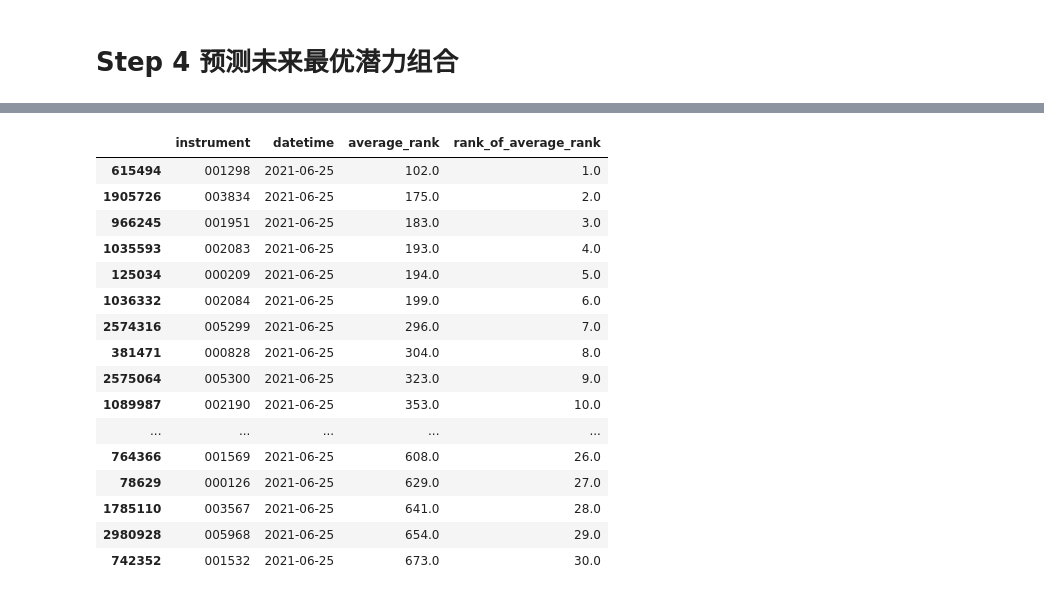
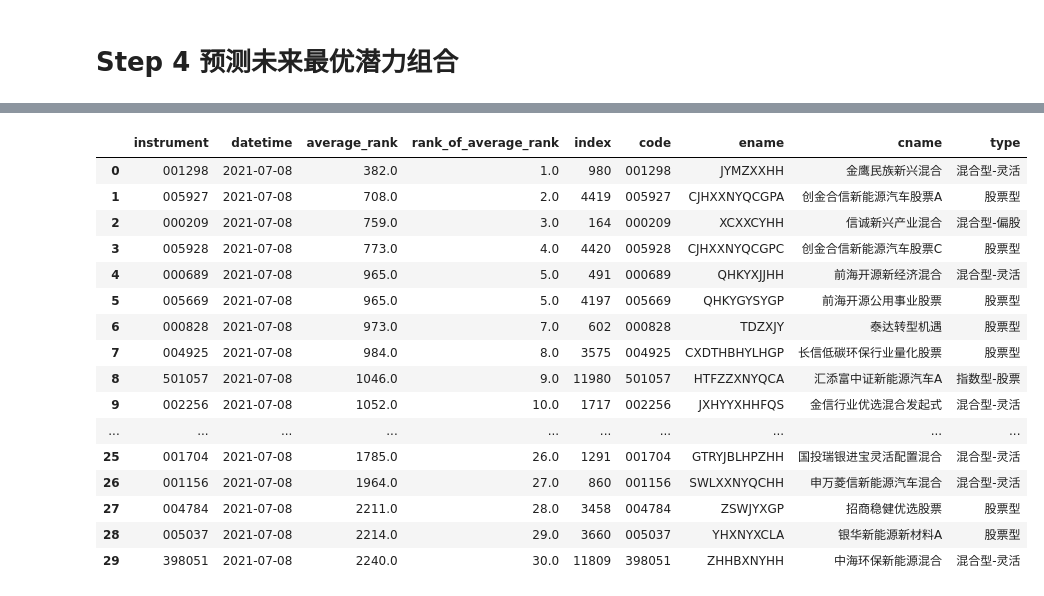
Before and after one commit to JamesWong1234/qlib, a Jupyter notebook: examples/fund-choice.ipynb, the cells around one changed output, grey strips where cells are left out. Cells and saved outputs as stored; diff of their text form; code cells hidden in the pictures.

```diff
--- a/examples/fund-choice.ipynb
+++ b/examples/fund-choice.ipynb
@@ -113,4 +115,6 @@ df_train["rank_480d"] = df_train.groupby(['datetime'])["his_480d"].rank(method='
 df_train["rank_720d"] = df_train.groupby(['datetime'])["his_720d"].rank(method='min',ascending=False)
 df_train.index = range(len(df_train))
 # rank越小涨幅越大
+# %%
+w1, w2, w3, w4, w5, w6 = 6, 5, 4, 3, 2, 1
 # %%
@@ -156,7 +160,7 @@ Try using .loc[row_indexer,col_indexer] = value instead
 See the caveats in the documentation: https://pandas.pydata.org/pandas-docs/stable/user_guide/indexing.html#returning-a-view-versus-a-copy
   df_test["rank_720d"] = df_test.groupby(['datetime'])["his_720d"].rank(method='min',ascending=False)
 # %%
-df_test["average_rank"] = df_test["rank_60d"] + df_test["rank_120d"] + df_test["rank_240d"] + df_test["rank_480d"] + df_test["rank_720d"]
+df_test["average_rank"] = df_test["rank_20d"] * w1 + df_test["rank_60d"] * w2 + df_test["rank_120d"] * w3 + df_test["rank_240d"] * w4 + df_test["rank_480d"] * w5 + df_test["rank_720d"] * w6
 df_test["rank_of_average_rank"] = df_test.groupby(['datetime'])["average_rank"].rank(method='min')
 df_test.index = range(len(df_test))
 # %% [output]
@@ -286,6 +290,8 @@ df_test[(df_test['rank_of_average_rank']==1)&(df_test['datetime']=='2021-04-29')
 # %%
 def get_list(start_rank,end_rank,date='2021-04-29'):
-    return df_test[(df_test['rank_of_average_rank']>=start_rank)&(df_test['rank_of_average_rank']<=end_rank)&(df_test['datetime']==date)][['instrument','datetime','average_rank','rank_of_average_rank']].sort_values(by=['rank_of_average_rank'])
+    df_left = df_test[(df_test['rank_of_average_rank']>=start_rank)&(df_test['rank_of_average_rank']<=end_rank)&(df_test['datetime']==date)][['instrument','datetime','average_rank','rank_of_average_rank']].sort_values(by=['rank_of_average_rank'])
+    df_fund_code = read_fund_code_from_DB()
+    return pd.merge(df_left, df_fund_code, how='left', left_on='instrument', right_on='code')
 # %%
 get_list(11,20,'2021-04-29')
 # %% [output]
@@ -373,20 +397,20 @@ get_list(21,30,'2021-05-25')
 # %%
-get_list(1,30,'2021-06-25')
+get_list(1,30,'2021-07-08')
 # %% [output]
-|  | instrument | datetime | average_rank | rank_of_average_rank |
-| 615494 | 001298 | 2021-06-25 | 102.0 | 1.0 |
-| 1905726 | 003834 | 2021-06-25 | 175.0 | 2.0 |
-| 966245 | 001951 | 2021-06-25 | 183.0 | 3.0 |
-| 1035593 | 002083 | 2021-06-25 | 193.0 | 4.0 |
-| 125034 | 000209 | 2021-06-25 | 194.0 | 5.0 |
-| 1036332 | 002084 | 2021-06-25 | 199.0 | 6.0 |
-| 2574316 | 005299 | 2021-06-25 | 296.0 | 7.0 |
-| 381471 | 000828 | 2021-06-25 | 304.0 | 8.0 |
-| 2575064 | 005300 | 2021-06-25 | 323.0 | 9.0 |
-| 1089987 | 002190 | 2021-06-25 | 353.0 | 10.0 |
-| ... | ... | ... | ... | ... |
-| 764366 | 001569 | 2021-06-25 | 608.0 | 26.0 |
-| 78629 | 000126 | 2021-06-25 | 629.0 | 27.0 |
-| 1785110 | 003567 | 2021-06-25 | 641.0 | 28.0 |
-| 2980928 | 005968 | 2021-06-25 | 654.0 | 29.0 |
-| 742352 | 001532 | 2021-06-25 | 673.0 | 30.0 |
+|  | instrument | datetime | average_rank | rank_of_average_rank | index | code | ename | cname | type |
+| 0 | 001298 | 2021-07-08 | 382.0 | 1.0 | 980 | 001298 | JYMZXXHH | 金鹰民族新兴混合 | 混合型-灵活 |
+| 1 | 005927 | 2021-07-08 | 708.0 | 2.0 | 4419 | 005927 | CJHXXNYQCGPA | 创金合信新能源汽车股票A | 股票型 |
+| 2 | 000209 | 2021-07-08 | 759.0 | 3.0 | 164 | 000209 | XCXXCYHH | 信诚新兴产业混合 | 混合型-偏股 |
+| 3 | 005928 | 2021-07-08 | 773.0 | 4.0 | 4420 | 005928 | CJHXXNYQCGPC | 创金合信新能源汽车股票C | 股票型 |
+| 4 | 000689 | 2021-07-08 | 965.0 | 5.0 | 491 | 000689 | QHKYXJJHH | 前海开源新经济混合 | 混合型-灵活 |
+| 5 | 005669 | 2021-07-08 | 965.0 | 5.0 | 4197 | 005669 | QHKYGYSYGP | 前海开源公用事业股票 | 股票型 |
+| 6 | 000828 | 2021-07-08 | 973.0 | 7.0 | 602 | 000828 | TDZXJY | 泰达转型机遇 | 股票型 |
+| 7 | 004925 | 2021-07-08 | 984.0 | 8.0 | 3575 | 004925 | CXDTHBHYLHGP | 长信低碳环保行业量化股票 | 股票型 |
+| 8 | 501057 | 2021-07-08 | 1046.0 | 9.0 | 11980 | 501057 | HTFZZXNYQCA | 汇添富中证新能源汽车A | 指数型-股票 |
+| 9 | 002256 | 2021-07-08 | 1052.0 | 10.0 | 1717 | 002256 | JXHYYXHHFQS | 金信行业优选混合发起式 | 混合型-灵活 |
+| ... | ... | ... | ... | ... | ... | ... | ... | ... | ... |
+| 25 | 001704 | 2021-07-08 | 1785.0 | 26.0 | 1291 | 001704 | GTRYJBLHPZHH | 国投瑞银进宝灵活配置混合 | 混合型-灵活 |
+| 26 | 001156 | 2021-07-08 | 1964.0 | 27.0 | 860 | 001156 | SWLXXNYQCHH | 申万菱信新能源汽车混合 | 混合型-灵活 |
+| 27 | 004784 | 2021-07-08 | 2211.0 | 28.0 | 3458 | 004784 | ZSWJYXGP | 招商稳健优选股票 | 股票型 |
+| 28 | 005037 | 2021-07-08 | 2214.0 | 29.0 | 3660 | 005037 | YHXNYXCLA | 银华新能源新材料A | 股票型 |
+| 29 | 398051 | 2021-07-08 | 2240.0 | 30.0 | 11809 | 398051 | ZHHBXNYHH | 中海环保新能源混合 | 混合型-灵活 |
```
Also changed, not shown: parts of 30 cells of this notebook, 2 other files.
